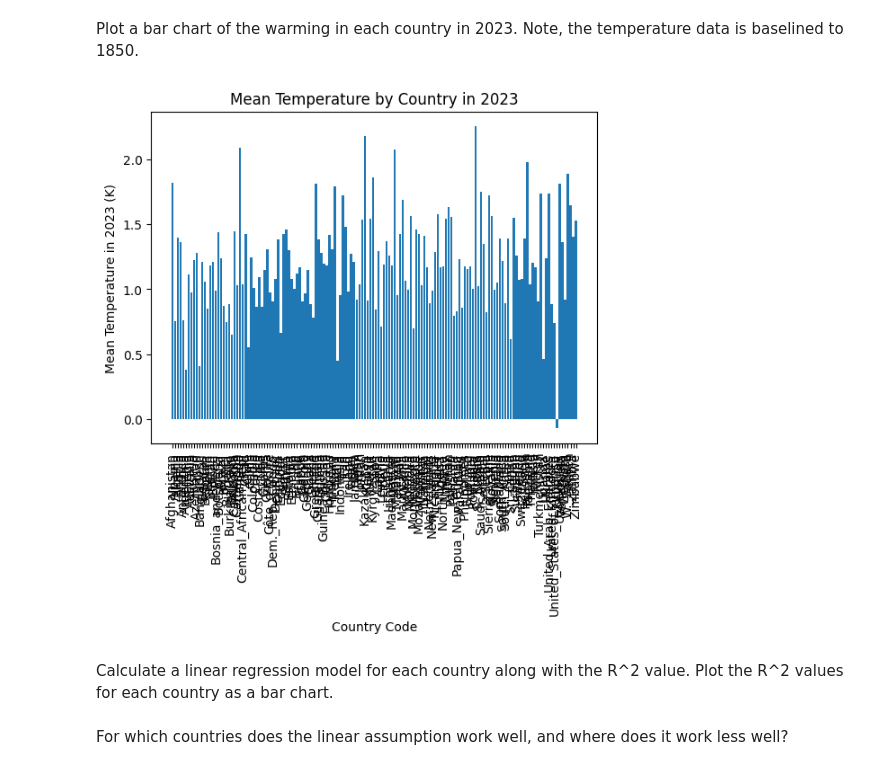
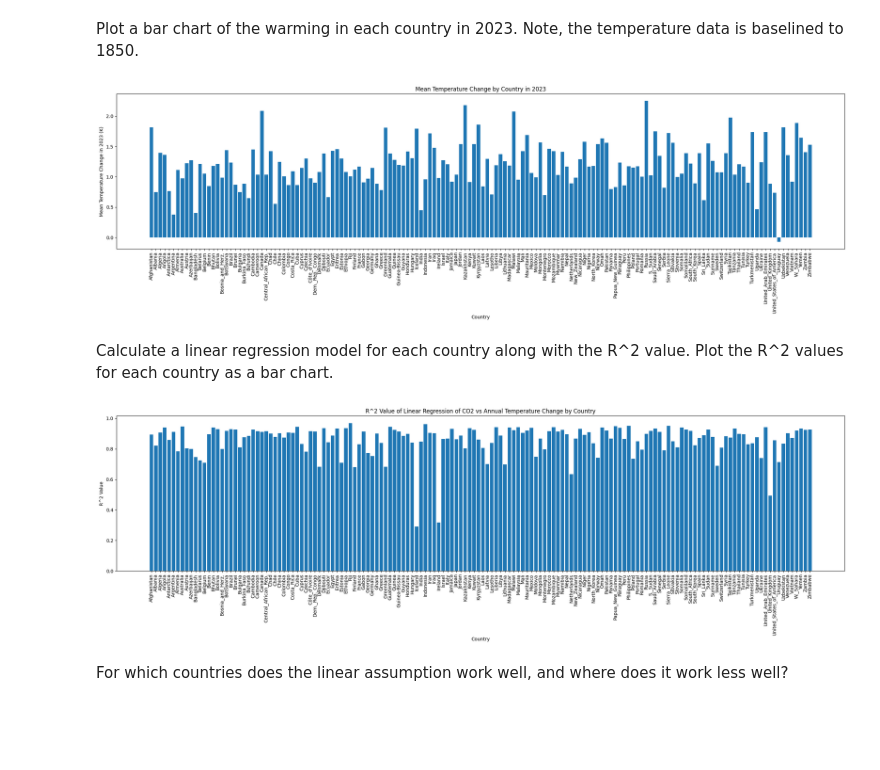
Before and after one commit to TangyKiwi/DSC-200, a Jupyter notebook: Project/Final project.ipynb, the cells around one changed output. Drawn from its saved outputs; the diff is of its cells as text; code cells hidden in the pictures; blank space fills up the shorter version.

```diff
--- a/Project/Final project.ipynb
+++ b/Project/Final project.ipynb
@@ -315,13 +315,7 @@ Average the spatial coordinates into countries so that you end up with a dataset
 tas = temperature_data["tas"]
 country_3d = country_mask.expand_dims(time=tas.time)
 country_3d = country_3d.transpose("time", "lat", "lon")
-results = []
-for country in np.unique(country_mask.values):
-    mask = country_3d == country
-    masked_tas = tas.where(mask)
-    country_mean_temp = masked_tas.mean(dim=["lat", "lon"])
-    country_mean_temp = country_mean_temp.assign_coords(country=country)
-    results.append(country_mean_temp)
+results = [tas.where(country_3d == country).mean(dim=["lat", "lon"]).assign_coords(country=country) for country in np.unique(country_mask.values)]
 country_mean_temp = xr.concat(results, dim="country").to_dataset(name="tas")
 country_mean_temp
 # %% [output]
@@ -338,19 +332,33 @@ Plot a bar chart of the warming in each country in 2023. Note, the temperature d
 # %%
 # YOUR CODE HERE
 country_mean_temp_2023 = country_mean_temp.sel(time=2023).to_pandas()
 country_mean_temp_2023
+plt.figure(figsize=(28, 6))
 plt.bar(country_mean_temp_2023.index.astype(str), country_mean_temp_2023["tas"])
-plt.xlabel("Country Code")
-plt.ylabel("Mean Temperature in 2023 (K)")
-plt.title("Mean Temperature by Country in 2023")
+plt.xlabel("Country")
+plt.ylabel("Mean Temperature Change in 2023 (K)")
+plt.title("Mean Temperature Change by Country in 2023")
 plt.xticks(rotation=90)
 plt.show()
 # %% [output]
-[figure, old version]
+[figure, new version]
 # %% [markdown]
 Calculate a linear regression model for each country along with the R^2 value. Plot the R^2 values for each country as a bar chart.
 # %%
 # YOUR CODE HERE
+import statsmodels.api as sm
+
+country_regressions = [sm.OLS(country_mean_temp.sel(country=country)["tas"].values, sm.add_constant(X)).fit() for country in np.unique(country_mask.values)]
+r2_values = [reg.rsquared for reg in country_regressions]
+plt.figure(figsize=(28, 6))
+plt.bar(country_mean_temp["country"].values.astype(str), r2_values)
+plt.xlabel("Country")
+plt.ylabel("R^2 Value")
+plt.title("R^2 Value of Linear Regression of CO2 vs Annual Temperature Change by Country")
+plt.xticks(rotation=90)
+plt.show()
+# %% [output]
+[figure, added]
 # %% [markdown]
 For which countries does the linear assumption work well, and where does it work less well?
 # %% [markdown]
```
Also changed, not shown: parts of 5 cells of this notebook.
